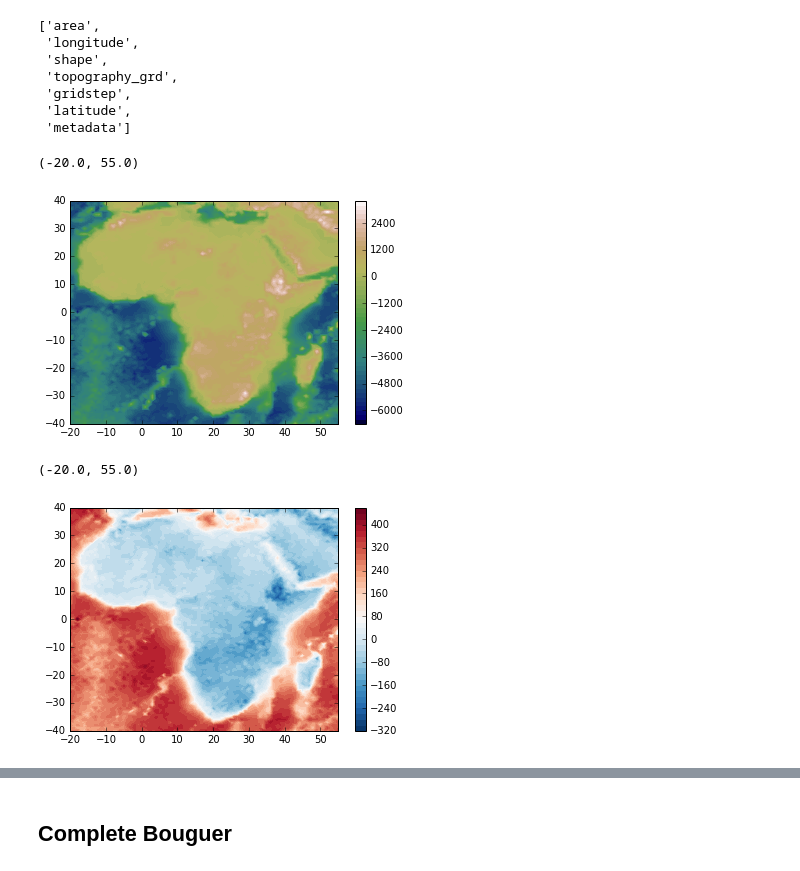
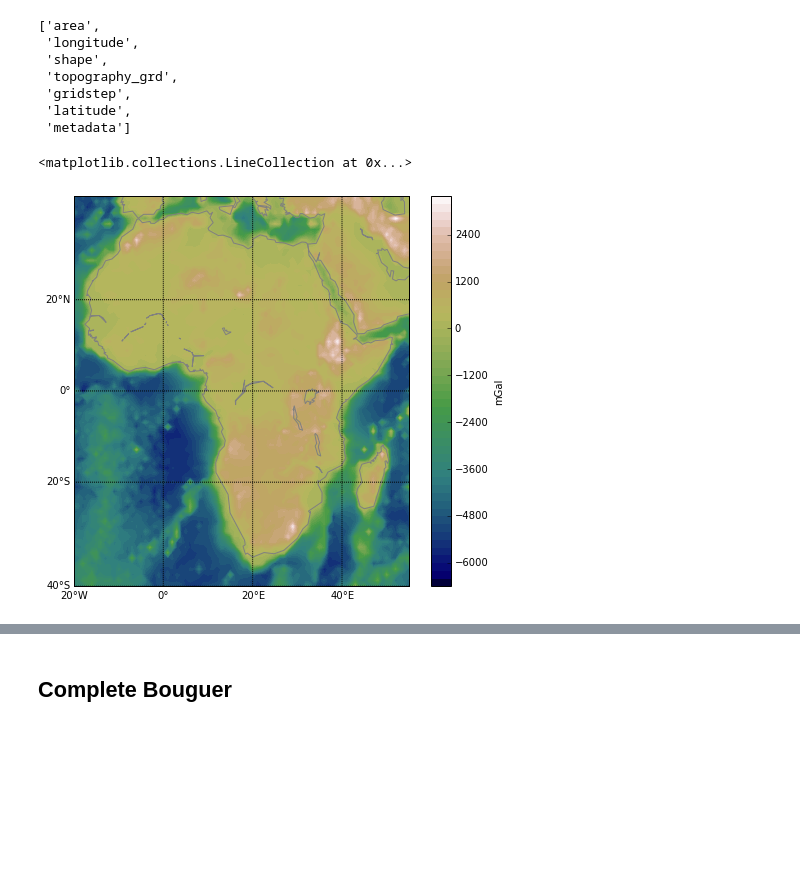
Before and after one commit to leouieda/africa-gravity, a Jupyter notebook: data_processing.ipynb, the cells around one changed output, grey strips where cells are left out. Drawn from its saved outputs; the diff is of its cells as text; code cells hidden in the pictures; blank space fills up the shorter version.

```diff
--- a/data_processing.ipynb
+++ b/data_processing.ipynb
@@ -118,21 +135,16 @@ etopo.keys()
  'metadata']
 # %%
 topo = etopo['topography_grd']
-# %%
-plt.figure()
-plt.tricontourf(lon, lat, topo, 50, cmap='gist_earth')
-plt.colorbar()
-plt.xlim(area[2], area[3])
-# %% [output]
-(-20.0, 55.0)
-[figure, removed]
+# %%
+plt.figure(figsize=(8, 7))
+bm.contourf(y, x, topo.reshape(shape), 50, cmap='gist_earth')
+cb = plt.colorbar()
+cb.set_label('mGal')
+bm.drawmeridians(np.arange(w, e, 20), labels=[0, 0, 0, 1])
+bm.drawparallels(np.arange(s, n, 20), labels=[1, 0, 0, 0])
+bm.drawcoastlines(color='grey')
+# %% [output]
+<matplotlib.collections.LineCollection at 0x...>
+[figure, added]
 # %%
 bouguer = disturbance - normal_gravity.bouguer_plate(topo)
-# %%
-plt.figure()
-plt.tricontourf(lon, lat, bouguer, 50, cmap='RdBu_r')
-plt.colorbar()
-plt.xlim(area[2], area[3])
-# %% [output]
-(-20.0, 55.0)
-[figure, removed]
```
Also changed, not shown: parts of 31 cells of this notebook, 1 other file.
